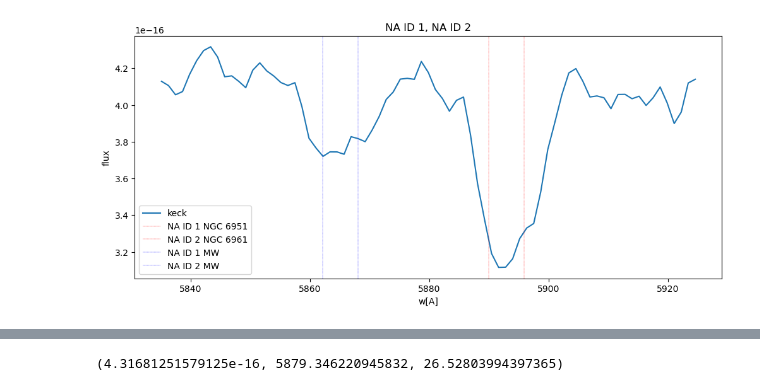
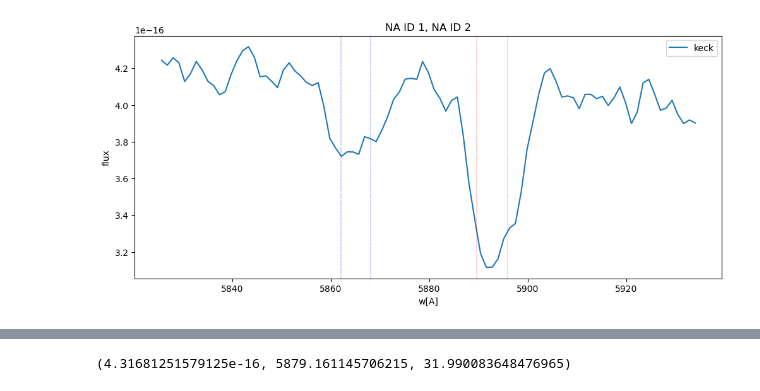
Before and after one commit to kirstytaggart/Lamat-progenitor-project, a Jupyter notebook: Measure_EW_NAID_2021sjt.ipynb, the cells around one changed output, grey strips where cells are left out. Drawn from its saved outputs; the diff is of its cells as text; code cells hidden in the pictures.

Commit message:
Add files via upload
work in progress, trying to find EW of sjt/ngc. simpsons gives good values but need to inspect guassian formula

```diff
--- a/Measure_EW_NAID_2021sjt.ipynb
+++ b/Measure_EW_NAID_2021sjt.ipynb
@@ -96,8 +95,8 @@ dereddened_flux=remove(extinction.fitzpatrick99(wav1, a_v=1.0168, r_v=3.1), flux
 # Step 2 - Correct spectrum wavelength for redshift
 wav1=wav1/(1+z)
 # %%
-wav_region_left=5835 * u.AA
-wav_region_right=5925 * u.AA
+wav_region_left=5825 * u.AA
+wav_region_right=5935 * u.AA
 ind=np.where((wav1>wav_region_left) & (wav1<wav_region_right))
 fig, ax = plt.subplots(figsize=(12,5),nrows=1, ncols=1)
 ax.plot(wav1[ind], dereddened_flux[ind], label = '2021sjt')
@@ -118,11 +117,18 @@ plt.show()
 # %%
+#only NA_ID_1_X is varying, NA_ID_2_X is just an offset
 NA_ID_1_NGC=line_list['NA ID 1']
-NA_ID_2_NGC=line_list['NA ID 2']
+NA_ID_2_NGC_line=line_list['NA ID 2']
+NA_ID_NGC_DIFF = NA_ID_2_NGC_line - NA_ID_1_NGC
+NA_ID_2_NGC = NA_ID_1_NGC + 5.973
+print(NA_ID_NGC_DIFF, NA_ID_1_NGC, NA_ID_2_NGC)
+
 NA_ID_1_MW=line_list['NA ID 1']/(1+z)
-NA_ID_2_MW=line_list['NA ID 2']/(1+z)
+NA_ID_2_MW_line=line_list['NA ID 2']/(1+z)
+NA_ID_MW_DIFF = NA_ID_2_MW_line - NA_ID_1_MW
+NA_ID_2_MW = NA_ID_1_MW + 5.973
+print(NA_ID_MW_DIFF, NA_ID_1_MW, NA_ID_2_MW)
 
 spectrum = Spectrum1D(flux=dereddened_flux , spectral_axis=wav1)
-#print(NA_ID_1_NGC, NA_ID_2_NGC, NA_ID_1_MW, NA_ID_2_MW)
 sub_region = SpectralRegion(wav1[ind].min(), wav1[ind].max())
 print(sub_region)
 sub_spectrum = extract_region(spectrum, sub_region)
@@ -143,19 +151,13 @@ spectral axis:    [ 5835.1 Angstrom, ..., 5924.6 Angstrom ],  mean=5879.8 Angstr
 fig, ax = plt.subplots(figsize=(12,5),nrows=1, ncols=1)
 ax.plot(wav1[ind], dereddened_flux[ind], label = 'keck')
 
-ax.axvline(NA_ID_1_NGC, color='red', linestyle='--',alpha=0.9,linewidth=0.3, label = 'NA ID 1 NGC 6951')
-ax.axvline(NA_ID_2_NGC, color='red', linestyle='--',alpha=0.9,linewidth=0.3, label = 'NA ID 2 NGC 6961')
-ax.axvline(NA_ID_1_MW, color='blue', linestyle='--',alpha=0.9,linewidth=0.3, label = 'NA ID 1 MW')
-ax.axvline(NA_ID_2_MW, color='blue', linestyle='--',alpha=0.9,linewidth=0.3, label = 'NA ID 2 MW')
+#ax.axvline(NA_ID_CENTRAL_MW_FINAL, color='blue', linestyle='--',alpha=0.9,linewidth=0.3, label = 'NA ID CENTRAL MW')
 ax.legend()
 
 #ax.plot(kwav,wflux, label = 'keck')
 #ax.set_xlim(xmin=6540, xmax=6600)
 
-plt.title("NA ID 1, NA ID 2")
-plt.xlabel("w[A]")
-ax.set_ylabel("flux")
-plt.show()
+
 
 region = 5
 
@@ -188,6 +190,20 @@ print('mean=%.6f'%line_estimates2.mean.value)
 print('std=%.6f'%line_estimates2.stddev.value)
 print('')
 
+##########################################################################
+#get params for central line ngc
+#sub_region_central_ngc = SpectralRegion((NA_ID_CENTRAL_NGC_FINAL-region)*u.AA, (NA_ID_CENTRAL_NGC_FINAL+region)*u.AA)
+#sub_spectrum_central_ngc = extract_region(spectrum, sub_region_central_ngc)
+#line_estimates_central_ngc=estimate_line_parameters(sub_spectrum_central_ngc, models.Gaussian1D())
+
+#print('NA ID CENTRAL NGC')
+#print(line_estimates_central_ngc.mean.value, NA_ID_CENTRAL_NGC_FINAL)
+#print('redshift=%.6f'%((line_estimates_central_ngc.mean.value-NA_ID_CENTRAL_NGC_FINAL)/NA_ID_CENTRAL_NGC_FINAL))
+#print('amplitude=%s'%line_estimates_central_ngc.amplitude.value)
+#print('mean=%.6f'%line_estimates_central_ngc.mean.value)
+#print('std=%.6f'%line_estimates_central_ngc.stddev.value)
+#print('')
+
 ############################################################################
 # get params for first NA ID MW line
 sub_region3 = SpectralRegion((NA_ID_1_MW-region)*u.AA, (NA_ID_1_MW+region)*u.AA)
@@ -215,4 +231,29 @@ print('amplitude=%s'%line_estimates4.amplitude.value)
 print('mean=%.6f'%line_estimates4.mean.value)
 print('std=%.6f'%line_estimates4.stddev.value)
 print('')
+
+##########################################################################
+#get params for central line mw
+#sub_region_central_mw = SpectralRegion((NA_ID_CENTRAL_MW_FINAL-region)*u.AA, (NA_ID_CENTRAL_MW_FINAL+region)*u.AA)
+#sub_spectrum_central_mw = extract_region(spectrum, sub_region_central_mw)
+#line_estimates_central_mw=estimate_line_parameters(sub_spectrum_central_mw, models.Gaussian1D())
+
+#print('NA ID CENTRAL MW')
+#print(line_estimates_central_mw.mean.value, NA_ID_CENTRAL_MW_FINAL)
+#print('redshift=%.6f'%((line_estimates_central_mw.mean.value-NA_ID_CENTRAL_MW_FINAL)/NA_ID_CENTRAL_MW_FINAL))
+#print('amplitude=%s'%line_estimates_central_mw.amplitude.value)
+#print('mean=%.6f'%line_estimates_central_mw.mean.value)
+#print('std=%.6f'%line_estimates_central_mw.stddev.value)
+#print('')
+print(line_estimates1.mean.value)
+ax.axvline(line_estimates1.mean.value, color='red', linestyle='--',linewidth=0.3, label = 'NA ID 1 NGC 6951')
+ax.axvline(line_estimates2.mean.value, color='red', linestyle='--',linewidth=0.3, label = 'NA ID 2 NGC 6961')
+
+ax.axvline(line_estimates3.mean.value, color='blue', linestyle='--',linewidth=0.3, label = 'NA ID 1 MW')
+ax.axvline(line_estimates4.mean.value, color='blue', linestyle='--',linewidth=0.3, label = 'NA ID 2 MW')
+
+plt.title("NA ID 1, NA ID 2")
+plt.xlabel("w[A]")
+ax.set_ylabel("flux")
+plt.show()
 # %% [output]
@@ -219 +277 @@ print('')
-[figure, old version]
+[figure, new version]
@@ -237,7 +278,7 @@ std=3.049668
 # %%
 line_estimates.amplitude.value,line_estimates.mean.value,line_estimates.stddev.value,
 # %% [output]
-(4.31681251579125e-16, 5879.346220945832, 26.52803994397365)
+(4.31681251579125e-16, 5879.161145706215, 31.990083648476965)
 # %%
 from astropy.modeling.polynomial import Chebyshev1D
 from specutils.fitting import continuum
```
Also changed, not shown: parts of 9 cells of this notebook.
